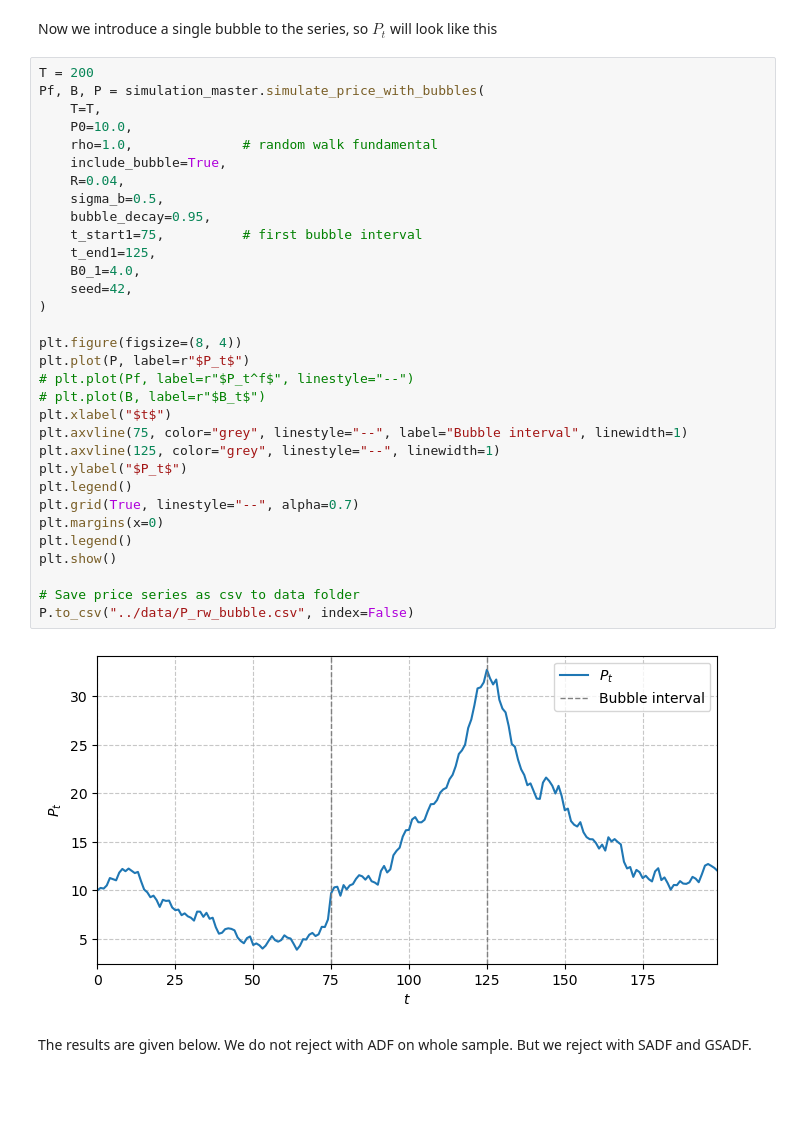
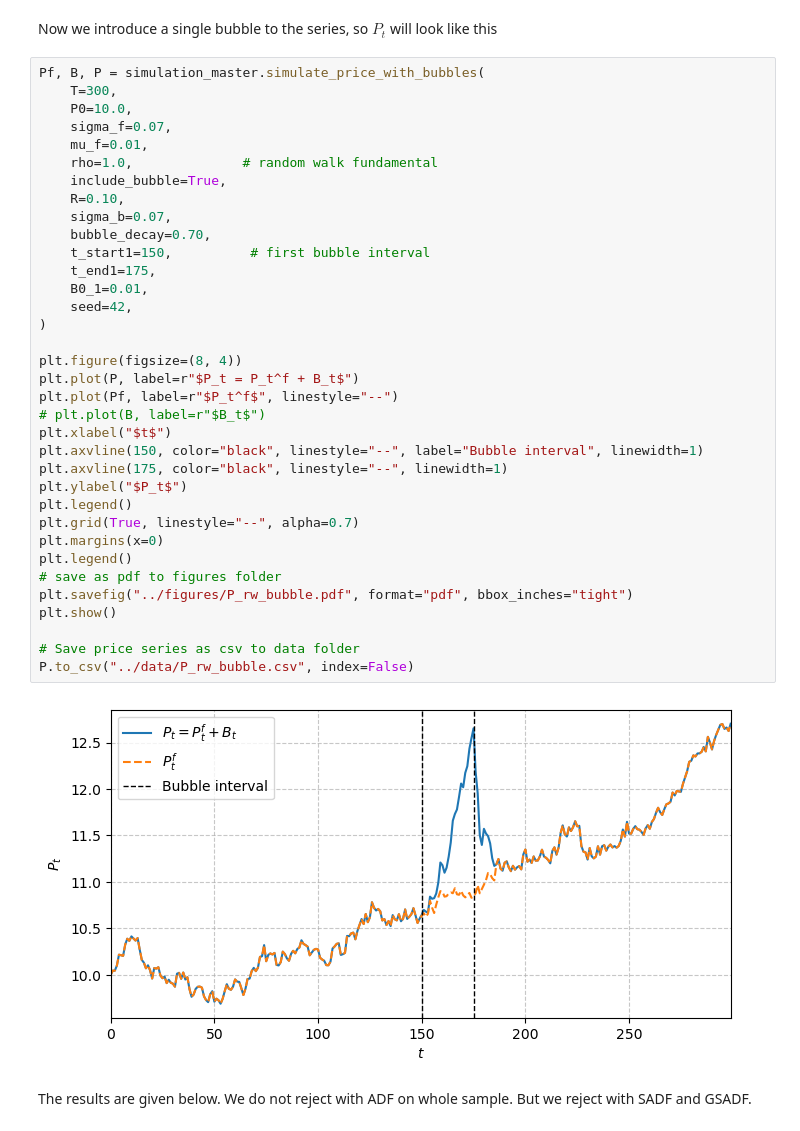
Before and after one commit to emilfriis/Bachelor, a Jupyter notebook: emil/simulations.ipynb, the cells around one changed output. Drawn from its saved outputs; the diff is of its cells as text; blank space fills up the shorter version.

```diff
--- a/emil/simulations.ipynb
+++ b/emil/simulations.ipynb
@@ -92,39 +97,42 @@ plt.show()
 # %% [markdown]
 Now we introduce a single bubble to the series, so $P_t$ will look like this
 # %%
-T = 200
 Pf, B, P = simulation_master.simulate_price_with_bubbles(
-    T=T,
+    T=300,
     P0=10.0,
+    sigma_f=0.07,
+    mu_f=0.01,
     rho=1.0,              # random walk fundamental
     include_bubble=True,
-    R=0.04,
-    sigma_b=0.5,
-    bubble_decay=0.95,
-    t_start1=75,          # first bubble interval
-    t_end1=125,
-    B0_1=4.0,
+    R=0.10,
+    sigma_b=0.07,
+    bubble_decay=0.70,
+    t_start1=150,          # first bubble interval
+    t_end1=175,
+    B0_1=0.01,
     seed=42,
 )
 
 plt.figure(figsize=(8, 4))
-plt.plot(P, label=r"$P_t$")
-# plt.plot(Pf, label=r"$P_t^f$", linestyle="--")
+plt.plot(P, label=r"$P_t = P_t^f + B_t$")
+plt.plot(Pf, label=r"$P_t^f$", linestyle="--")
 # plt.plot(B, label=r"$B_t$")
 plt.xlabel("$t$")
-plt.axvline(75, color="grey", linestyle="--", label="Bubble interval", linewidth=1)
-plt.axvline(125, color="grey", linestyle="--", linewidth=1)
+plt.axvline(150, color="black", linestyle="--", label="Bubble interval", linewidth=1)
+plt.axvline(175, color="black", linestyle="--", linewidth=1)
 plt.ylabel("$P_t$")
 plt.legend()
 plt.grid(True, linestyle="--", alpha=0.7)
 plt.margins(x=0)
 plt.legend()
+# save as pdf to figures folder
+plt.savefig("../figures/P_rw_bubble.pdf", format="pdf", bbox_inches="tight")
 plt.show()
 
 # Save price series as csv to data folder
 P.to_csv("../data/P_rw_bubble.csv", index=False)
 # %% [output]
-[figure, old version]
+[figure, new version]
 # %% [markdown]
 The results are given below. We do not reject with ADF on whole sample. But we reject with SADF and GSADF.
 # %% [raw]
```
Also changed, not shown: parts of 14 cells of this notebook, 17 other files.
